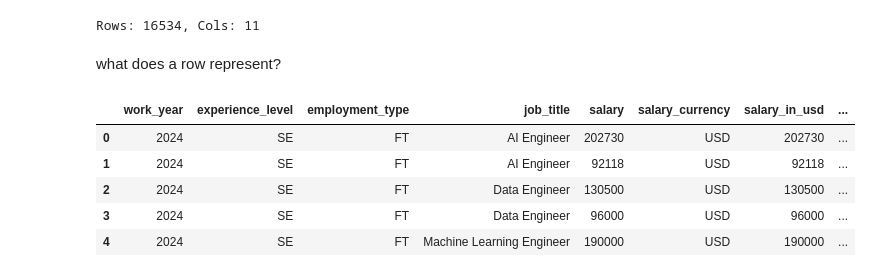
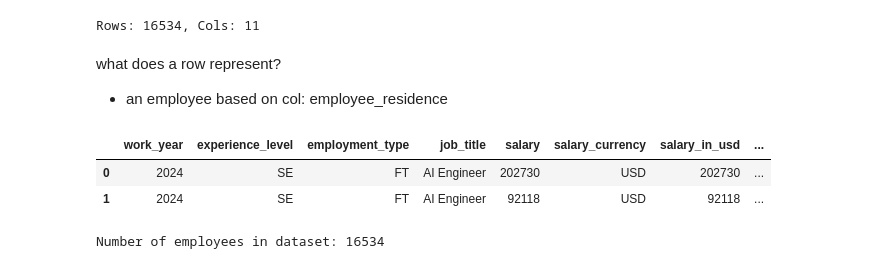
Before and after one commit to kokchun/data_vizualisation_kokchun_giang_de25, a Jupyter notebook: 02_eda/eda_salaries.ipynb, the cells around one changed output. Drawn from its saved outputs; the diff is of its cells as text; code cells hidden in the pictures.

```diff
--- a/02_eda/eda_salaries.ipynb
+++ b/02_eda/eda_salaries.ipynb
@@ -95,12 +95,14 @@ print(f"Rows: {df.shape[0]}, Cols: {df.shape[1]}")
 Rows: 16534, Cols: 11
 # %% [markdown]
 what does a row represent?
+- an employee based on col: employee_residence
 # %%
-df.head()
+df.head(2)
 # %% [output]
 |  | work_year | experience_level | employment_type | job_title | salary | salary_currency | salary_in_usd | ... |
 | 0 | 2024 | SE | FT | AI Engineer | 202730 | USD | 202730 | ... |
 | 1 | 2024 | SE | FT | AI Engineer | 92118 | USD | 92118 | ... |
-| 2 | 2024 | SE | FT | Data Engineer | 130500 | USD | 130500 | ... |
-| 3 | 2024 | SE | FT | Data Engineer | 96000 | USD | 96000 | ... |
-| 4 | 2024 | SE | FT | Machine Learning Engineer | 190000 | USD | 190000 | ... |
+# %%
+print(f"Number of employees in dataset: {len(df)}")
+# %% [output]
+Number of employees in dataset: 16534
```
Also changed, not shown: parts of 7 cells of this notebook, 1 other file.
